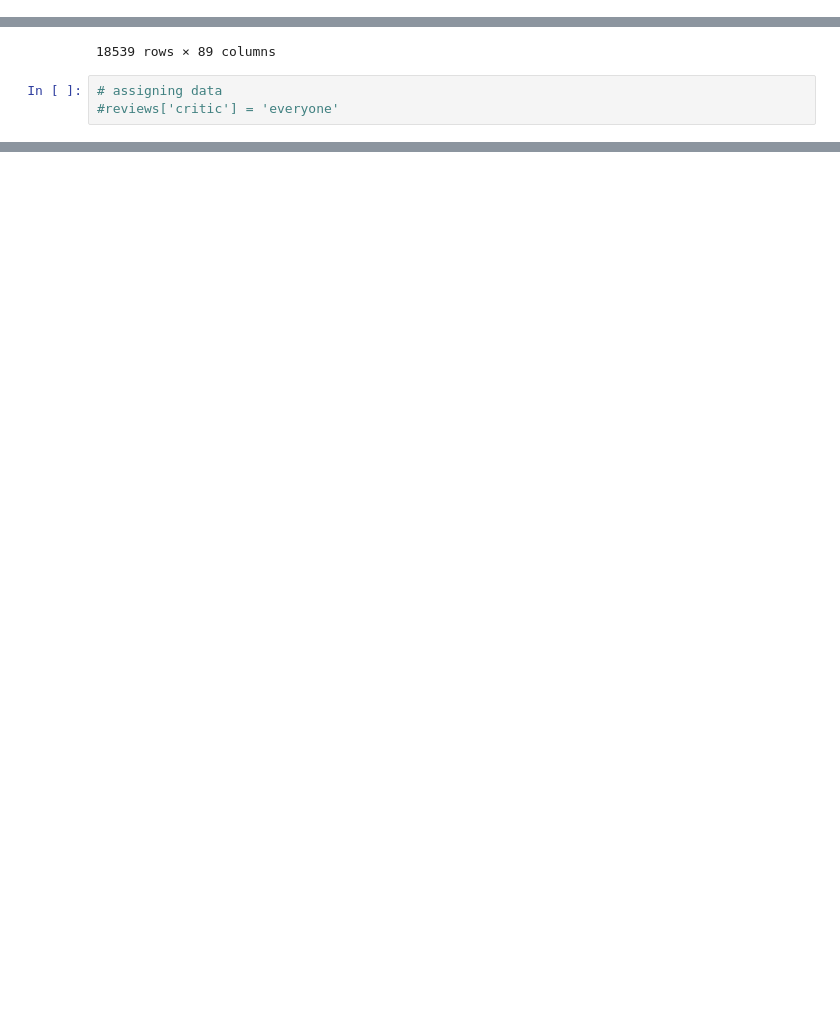
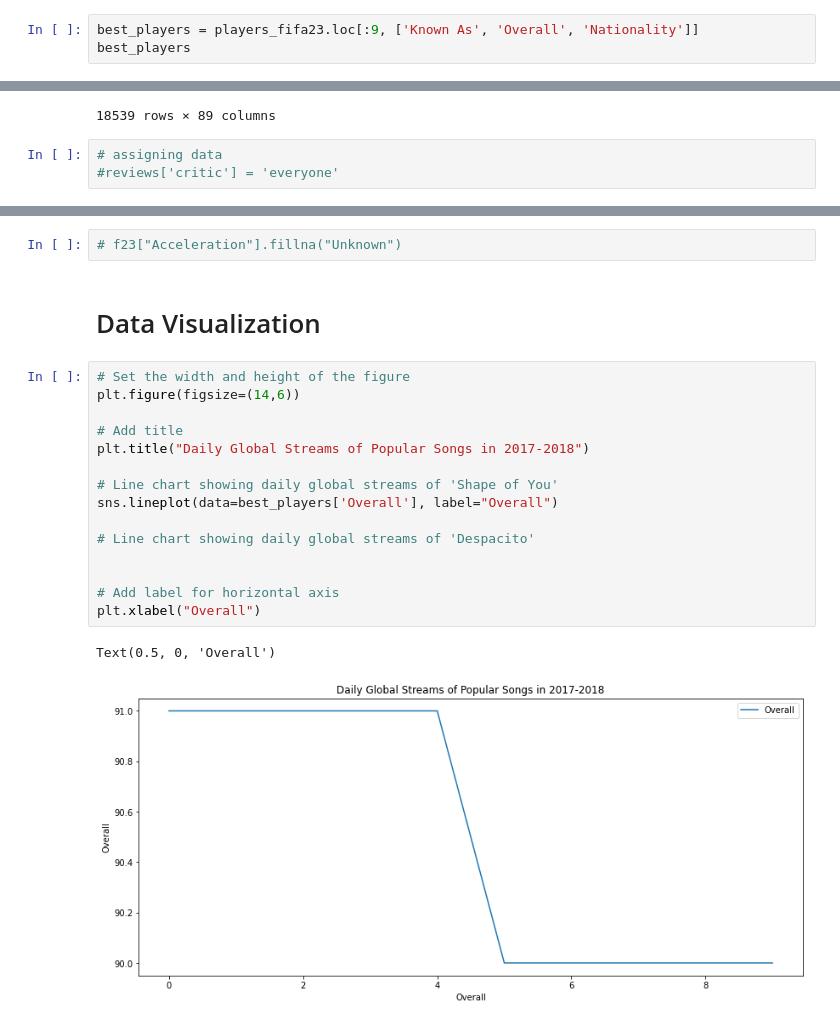
Before and after one commit to diogo-costa-silva/Data-Science, a Jupyter notebook: players-fifa23/players-fifa23.ipynb, the cells around one changed output, grey strips where cells are left out. Drawn from its saved outputs; the diff is of its cells as text; blank space fills up the shorter version.

Commit message:
Changes to Fifa

```diff
--- a/players-fifa23/players-fifa23.ipynb
+++ b/players-fifa23/players-fifa23.ipynb
@@ -144,3 +307,6 @@ players_fifa23.iloc[-5:]
 players_fifa23.loc[0, 'Full Name']
 # %% [output]
 'Lionel Messi'
+# %%
+best_players = players_fifa23.loc[:9, ['Known As', 'Overall', 'Nationality']]
+best_players
@@ -318,0 +609,22 @@ f23.loc[f23["Age"].notnull()]
+# %%
+# f23["Acceleration"].fillna("Unknown")
+# %% [markdown]
+# Data Visualization
+# %%
+# Set the width and height of the figure
+plt.figure(figsize=(14,6))
+
+# Add title
+plt.title("Daily Global Streams of Popular Songs in 2017-2018")
+
+# Line chart showing daily global streams of 'Shape of You'
+sns.lineplot(data=best_players['Overall'], label="Overall")
+
+# Line chart showing daily global streams of 'Despacito'
+
+
+# Add label for horizontal axis
+plt.xlabel("Overall")
+# %% [output]
+Text(0.5, 0, 'Overall')
+[figure, added]
```
Also changed, not shown: parts of 30 cells of this notebook, 1 other file.
